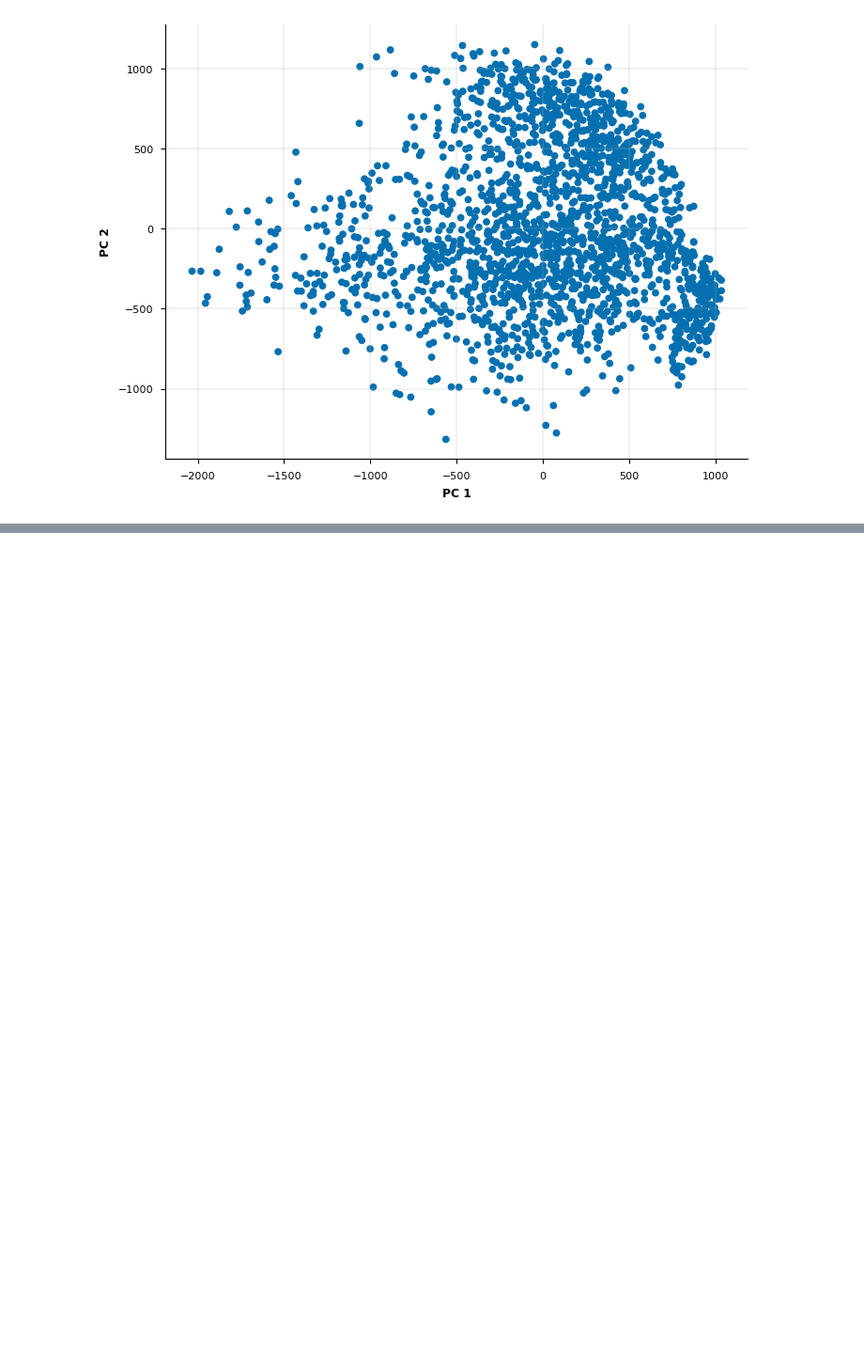
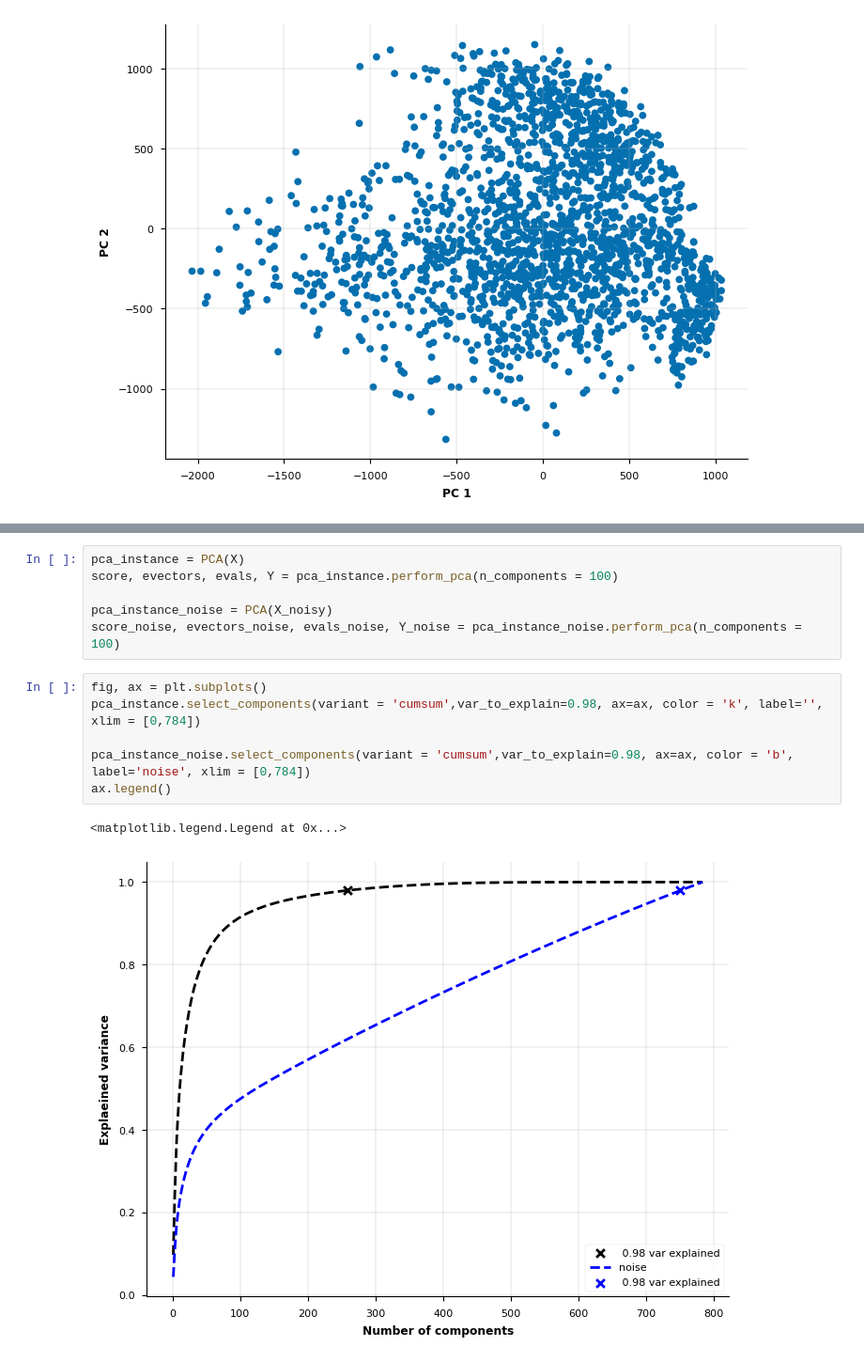
Before and after one commit to comp-neural-circuits/intro-to-comp-neuro, a Jupyter notebook: notebooks/Exc_10/notebook_10.ipynb, the cells around one changed output, grey strips where cells are left out. Shown at 94% size. Drawn from its saved outputs; the diff is of its cells as text; blank space fills up the shorter version.

```diff
--- a/notebooks/Exc_10/notebook_10.ipynb
+++ b/notebooks/Exc_10/notebook_10.ipynb
@@ -375,0 +554,15 @@ interactive(children=(IntSlider(value=3, description='n_components', max=784, mi
+# %%
+pca_instance = PCA(X)
+score, evectors, evals, Y = pca_instance.perform_pca(n_components = 100)
+
+pca_instance_noise = PCA(X_noisy)
+score_noise, evectors_noise, evals_noise, Y_noise = pca_instance_noise.perform_pca(n_components = 100)
+# %%
+fig, ax = plt.subplots()
+pca_instance.select_components(variant = 'cumsum',var_to_explain=0.98, ax=ax, color = 'k', label='', xlim = [0,784])
+
+pca_instance_noise.select_components(variant = 'cumsum',var_to_explain=0.98, ax=ax, color = 'b', label='noise', xlim = [0,784])
+ax.legend()
+# %% [output]
+<matplotlib.legend.Legend at 0x...>
+[figure, added]
```
Also changed, not shown: parts of 21 cells of this notebook, 4 other files.
